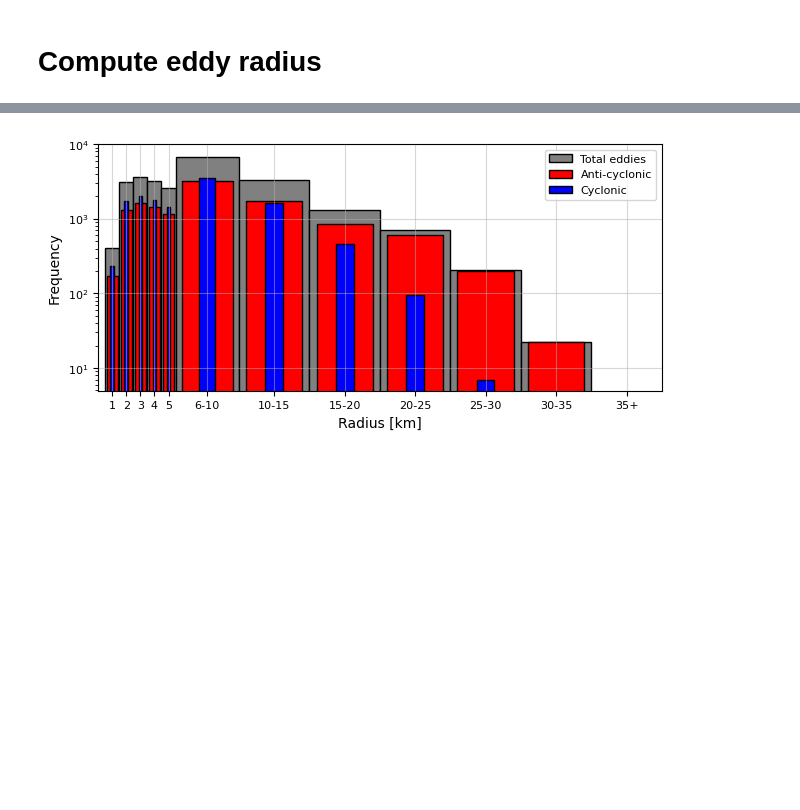
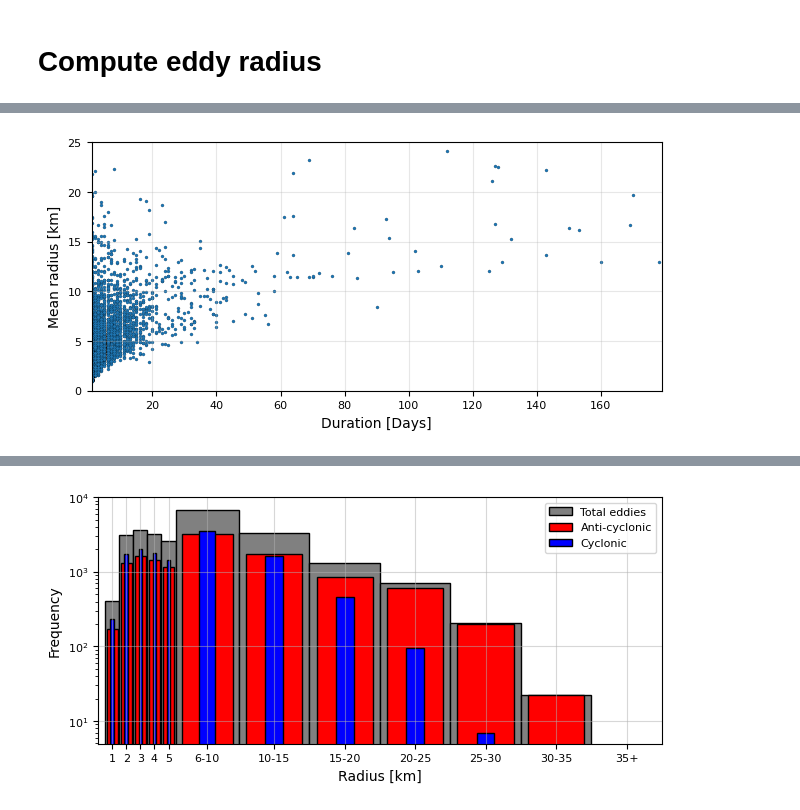
Before and after one commit to EirikKvamme/MScEirik, a Jupyter notebook: Eddies/EddyTrackingProcessing.ipynb, the cells around one changed output, grey strips where cells are left out. Drawn from its saved outputs; the diff is of its cells as text; code cells hidden in the pictures; blank space fills up the shorter version.

Commit message:
2D hist of eddy radii and duration

```diff
--- a/Eddies/EddyTrackingProcessing.ipynb
+++ b/Eddies/EddyTrackingProcessing.ipynb
@@ -977,0 +1119,23 @@ np.max([np.max(radius_values_max),np.max(radius_values_min)])
+# %%
+# For-loop to find mean radius and duration of each unique eddy
+
+fixed_duration = []
+fixed_radius = []
+
+for data in fixed_ID_in_time:
+    radius = []
+    max_ = -1
+    min_ = 100000
+    for subdata in data:
+        radius.append(subdata[-1][0])
+        if subdata[-3][0] < min_:
+            min_ = subdata[-3][0]
+        if subdata[-3][0] > max_:
+            max_ = subdata[-3][0]
+    mean_radius = np.mean(radius)
+    duration = int(max_ - min_ +1)
+    if duration <= 0:
+        display(data)
+
+    fixed_radius.append(mean_radius)
+    fixed_duration.append(duration)
@@ -977,0 +1163,16 @@ np.max([np.max(radius_values_max),np.max(radius_values_min)])
+# %%
+fig, ax = plt.subplots(
+    figsize=(6.2217,3), layout='constrained'
+)
+ax.scatter(fixed_duration,fixed_radius,s=5,edgecolors='black',linewidths=0.1)
+ax.set_xlabel('Duration [Days]')
+ax.set_ylabel('Mean radius [km]')
+ax.set_xlim(1,179)
+ax.set_ylim(0,25)
+ax.grid(alpha=0.3)
+
+fig.savefig(r'/nird/home/ekv036/MSc/Fig/EddyRadiusDuration',dpi=300, facecolor='w', edgecolor='w',
+          orientation='landscape', format=None,
+          transparent=False, bbox_inches=None,pad_inches=0.25)
+# %% [output]
+[figure, added]
```
Also changed, not shown: parts of 16 cells of this notebook, 1 other file.
